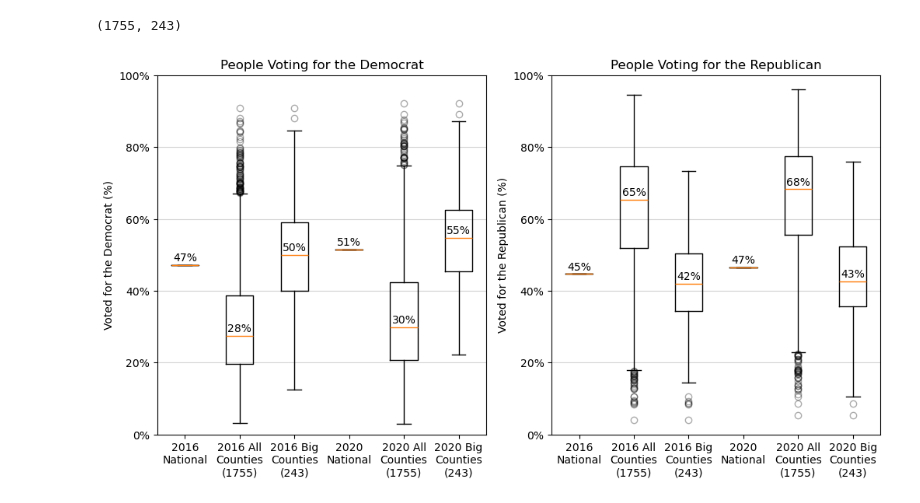
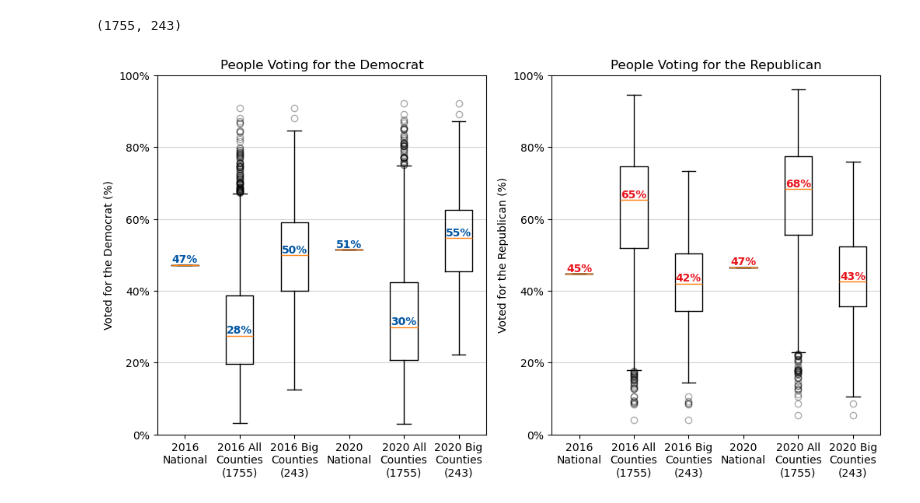
Before and after one commit to rmathena79/democracy, a Jupyter notebook: democracy.ipynb, the cells around one changed output. Saved outputs shown, nothing was run; the diff lists cells and outputs as text; code cells hidden in the pictures.

```diff
--- a/democracy.ipynb
+++ b/democracy.ipynb
@@ -267,46 +267,48 @@ county_count, big_county_count
 # %% [output]
 (1755, 243)
 # %%
-def add_percent_above_value(subplot, x, value, digits=0):
-    subplot.text(x, value+.02, f"{value:.{digits}%}", va='center', ha='center', color='black')
+def add_percent_above_value(subplot, x, ylim, value, digits=0, color="black"):
+    range = ylim[1] - ylim[0]
+    voffset = range * 0.015
+    subplot.text(x, value + voffset, f"{value:.{digits}%}", va='center', ha='center', color=color, weight='bold')
 
-def plot_result_comparisons(subplot, candidate_str, title):
+def plot_result_comparisons(subplot, candidate_str, title, color):
     national_gb = combo_df.groupby("candidate").sum()
     candidate = candidate_str
 
     national_pct_2016 = national_gb["votes_2016"][candidate_str] / national_gb["votes_2016"].sum()
     national_pct_2020 = national_gb["votes_2020"][candidate_str] / national_gb["votes_2020"].sum()
 
     combo_slice = combo_df.loc[combo_df["candidate"] == candidate_str]
     big_slice = big_counties_df.loc[big_counties_df["candidate"] == candidate_str]
 
     # Thanks to: https://stackoverflow.com/questions/25973581/how-to-format-axis-number-format-to-thousands-with-a-comma
     subplot.yaxis.set_major_formatter(mpl.ticker.StrMethodFormatter("{x:.0%}"))
 
     subplot.boxplot(
             [national_pct_2016, combo_slice["pct_2016"], big_slice["pct_2016"],
              national_pct_2020, combo_slice["pct_2020"], big_slice["pct_2020"]],
             tick_labels = ["2016\nNational", f"2016 All\nCounties\n({county_count})", f"2016 Big\nCounties\n({big_county_count})",
                            "2020\nNational", f"2020 All\nCounties\n({county_count})", f"2020 Big\nCounties\n({big_county_count})"],
             flierprops= {"alpha": 0.33} )
     subplot.set_title(f"People Voting for {title}")
     subplot.set_ylabel(f"Voted for {title} (%)")
     subplot.set_ylim((0,1))
     subplot.grid(axis="y", which="major", color="lightgrey")
 
-    add_percent_above_value(subplot, 1, national_pct_2016)
-    add_percent_above_value(subplot, 2, combo_slice["pct_2016"].median())
-    add_percent_above_value(subplot, 3, big_slice["pct_2016"].median())
-    add_percent_above_value(subplot, 4, national_pct_2020)
-    add_percent_above_value(subplot, 5, combo_slice["pct_2020"].median())
-    add_percent_above_value(subplot, 6, big_slice["pct_2020"].median())
+    add_percent_above_value(subplot, 1, subplot.get_ylim(), national_pct_2016, color=color)
+    add_percent_above_value(subplot, 2, subplot.get_ylim(), combo_slice["pct_2016"].median(), color=color)
+    add_percent_above_value(subplot, 3, subplot.get_ylim(), big_slice["pct_2016"].median(), color=color)
+    add_percent_above_value(subplot, 4, subplot.get_ylim(), national_pct_2020, color=color)
+    add_percent_above_value(subplot, 5, subplot.get_ylim(), combo_slice["pct_2020"].median(), color=color)
+    add_percent_above_value(subplot, 6, subplot.get_ylim(), big_slice["pct_2020"].median(), color=color)
 
 fig, (ax1, ax2) = plt.subplots(nrows=1,ncols=2,figsize=(12,6))
-plot_result_comparisons(ax1, "the dem", "the Democrat")
-plot_result_comparisons(ax2, "trump", "the Republican")
+plot_result_comparisons(ax1, "the dem", "the Democrat", COLOR_DEM_BLUE)
+plot_result_comparisons(ax2, "trump", "the Republican", COLOR_REP_RED)
 plt.show()
 # %% [output]
-[figure, old version]
+[figure, new version]
 # %%
 combo_slice = combo_df.loc[combo_df["candidate"] == "other"]
 big_slice = big_counties_df.loc[big_counties_df["candidate"] == "other"]
```
Also changed, not shown: parts of 6 cells of this notebook, 1 other file.
